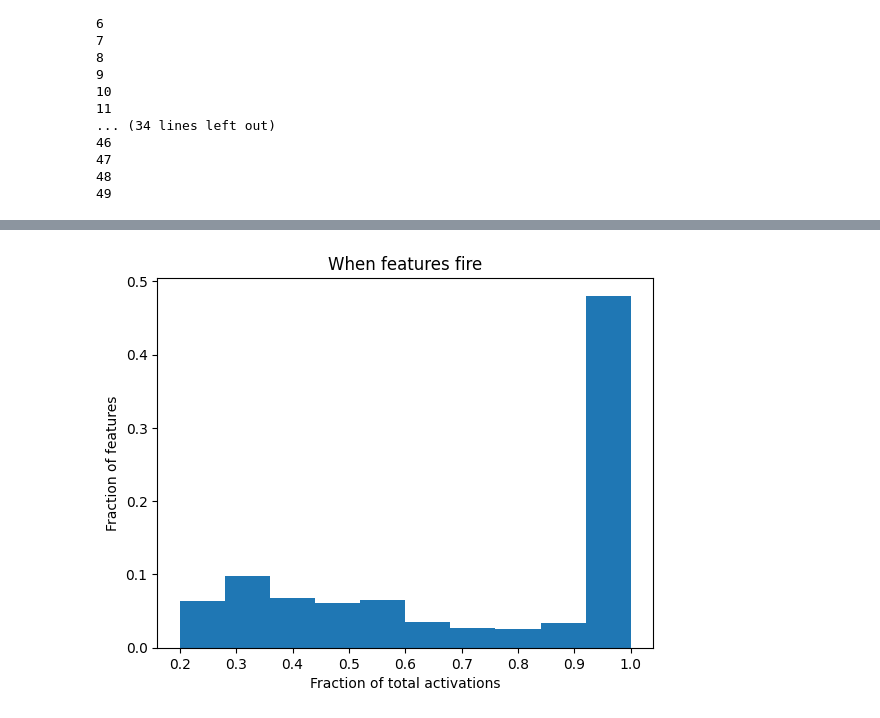
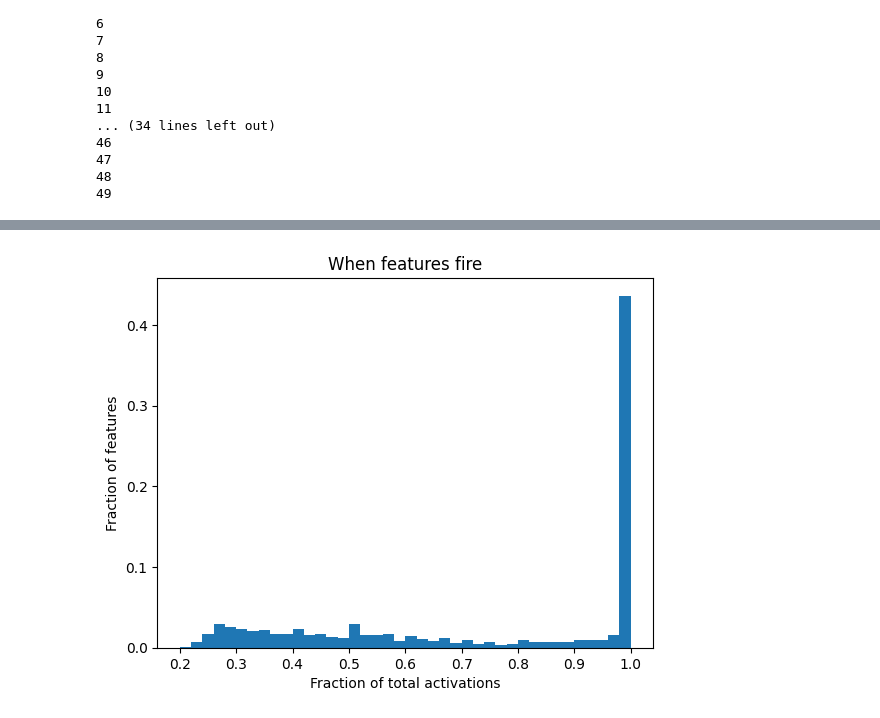
Before and after one commit to jkutaso/chessgpt_sae, a Jupyter notebook: where_do_features_fire.ipynb, the cells around one changed output, grey strips where cells are left out. Saved outputs shown, nothing was run; the diff lists cells and outputs as text; code cells hidden in the pictures.

```diff
--- a/where_do_features_fire.ipynb
+++ b/where_do_features_fire.ipynb
@@ -63,8 +63,8 @@ autoencoder = common.load_autoencoder(device)
 model = common.load_model(device)
 dataset = common.get_dataset(device)
 TRAIN_TEST_GAME_SPLIT = 2500
-rows_to_include = 500
-features_to_include = 2000
+rows_to_include = 100
+features_to_include = 4096
 # %% [output]
 Loading statistics aggregation dataset
 # %%
@@ -173,11 +173,11 @@ frac_of_total_in_one_category = frac_of_total_in_one_category.cpu().numpy()
 # %%
 plt.title('When features fire')
 plt.xlabel('Fraction of total activations')
 plt.ylabel('Fraction of features')
-plt.hist(frac_of_total_in_one_category, weights=np.ones_like(frac_of_total_in_one_category)/len(frac_of_total_in_one_category))
+plt.hist(frac_of_total_in_one_category, weights=np.ones_like(frac_of_total_in_one_category)/len(frac_of_total_in_one_category), bins=40)
 plt.show()
 # %% [output]
-[figure, old version]
+[figure, new version]
 # %%
 max_indices = num_activations_tensor.max(dim=0).indices
 token_type_to_features_dict = {i.item():[] for i in max_indices.unique()}
```
Also changed, not shown: parts of 2 cells of this notebook, 1 other file.
